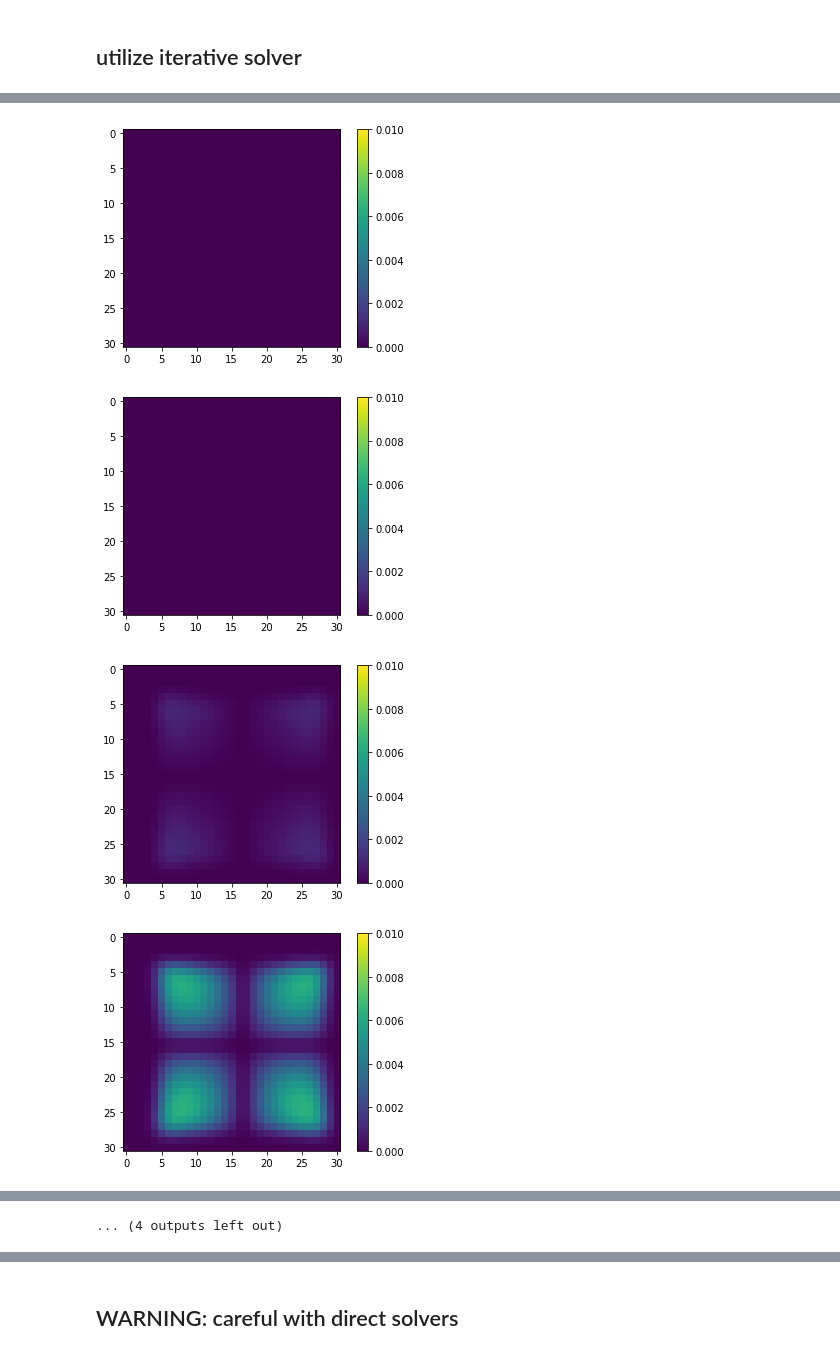
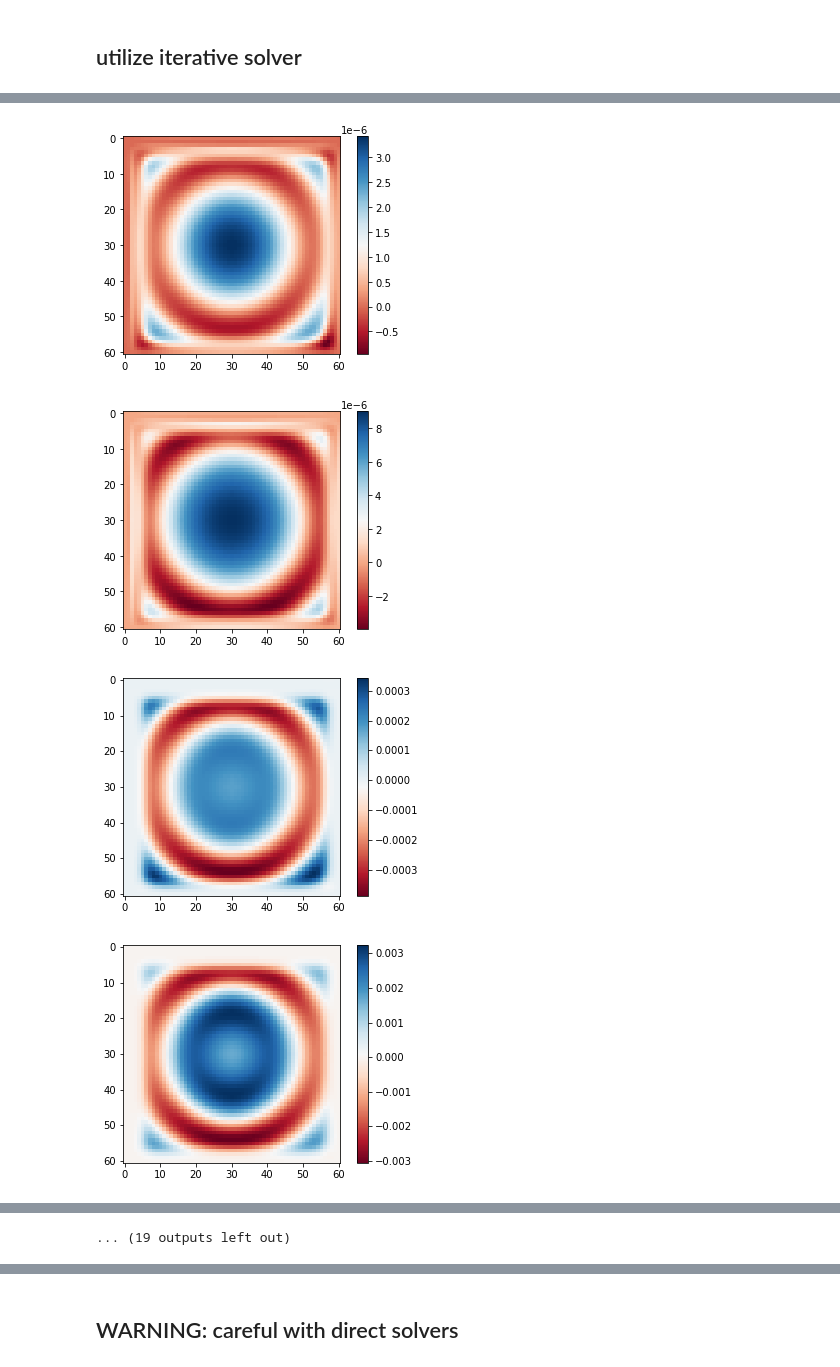
Before and after one commit to zhaonat/py-maxwell-fd3d, a Jupyter notebook: notebooks/vacuum.ipynb, the cells around one changed output, grey strips where cells are left out. Cells and saved outputs as stored; diff of their text form; code cells hidden in the pictures.

```diff
--- a/notebooks/vacuum.ipynb
+++ b/notebooks/vacuum.ipynb
@@ -11,14 +11,14 @@ from pyfd3d import pyfd3d
 from pyMKL import pardisoSolver
 # %%
 L0 = 1e-6;  #length unit: microns
-wvlen = 0.47;  # wavelength in L0
+wvlen = 0.25;  # wavelength in L0
 
 
 Npml = 1*np.array([10,10,10]);  # [Nx_pml Ny_pml]
 xrange = 0.5*np.array([-1, 1]);  # x boundaries in L0
 yrange = 0.5*np.array([-1, 1]);  # y boundaries in L0
 zrange = 0.5*np.array([-1, 1]);
-N = np.array([31,31,31])
+N = np.array([61,61,61])
 # %%
 ## create domain with pml
 # %%
@@ -33,7 +33,8 @@ print(M)
 # %%
 ## Set up the current source density.
 Jz = np.zeros(N);
-ind_src = (np.ceil(N/2).astype('int'));  # (i,j) indices of the center cell; Nx, Ny should be odd
+print(np.floor(N/2).astype('int'), N)
+ind_src = (np.floor(N/2).astype('int'));  # (i,j) indices of the center cell; Nx, Ny should be odd
 Jz[ind_src[0], ind_src[1], ind_src[2]] = 1;
 Jx = np.zeros(N);
 Jy = np.zeros(N);
@@ -122,2 +72,2 @@ plt.ylim(5000,0)
 # %%
-A,b, Ch = fd3d.curlcurlE(L0, wvlen, xrange, yrange, zrange, eps_r_tensor_dict, JCurrentVector,Npml, symmetrize = 1)
+A,b, Ch = fd3d.curlcurlE(L0, wvlen, xrange, yrange, zrange, eps_r_tensor_dict, JCurrentVector,Npml)
@@ -181,16 +129,16 @@ plt.plot(np.abs(x))
 # %%
 # flipped Ez looks like Ey, Ey looks like Ex, Ex looks like Ez
 Ex = x[0:M].reshape(N, order = 'F');
 Ey = x[M:2*M].reshape(N, order = 'F')
 Ez = x[2*M:].reshape(N, order = 'F')
 
 for i in range(0,N[0],2):
     plt.figure()
-    plt.imshow(np.abs(Ex[:,i,:]))
-    plt.clim(0,1e-2)
+    plt.imshow(np.real(Ez[:,i,:]), cmap = 'RdBu')
+    #plt.clim(0,0.5e-2)
     plt.colorbar()
 # %% [output]
-[figure, old version]
+[figure, new version]
-[figure, old version]
+[figure, new version]
-[figure, old version]
+[figure, new version]
-[figure, old version]
+[figure, new version]
@@ -205,3 +153,3 @@ for i in range(0,N[0],2):
-... (4 outputs left out)
+... (19 outputs left out)
 # %%
 
```
Also changed, not shown: parts of 18 cells of this notebook, 2 other files.
